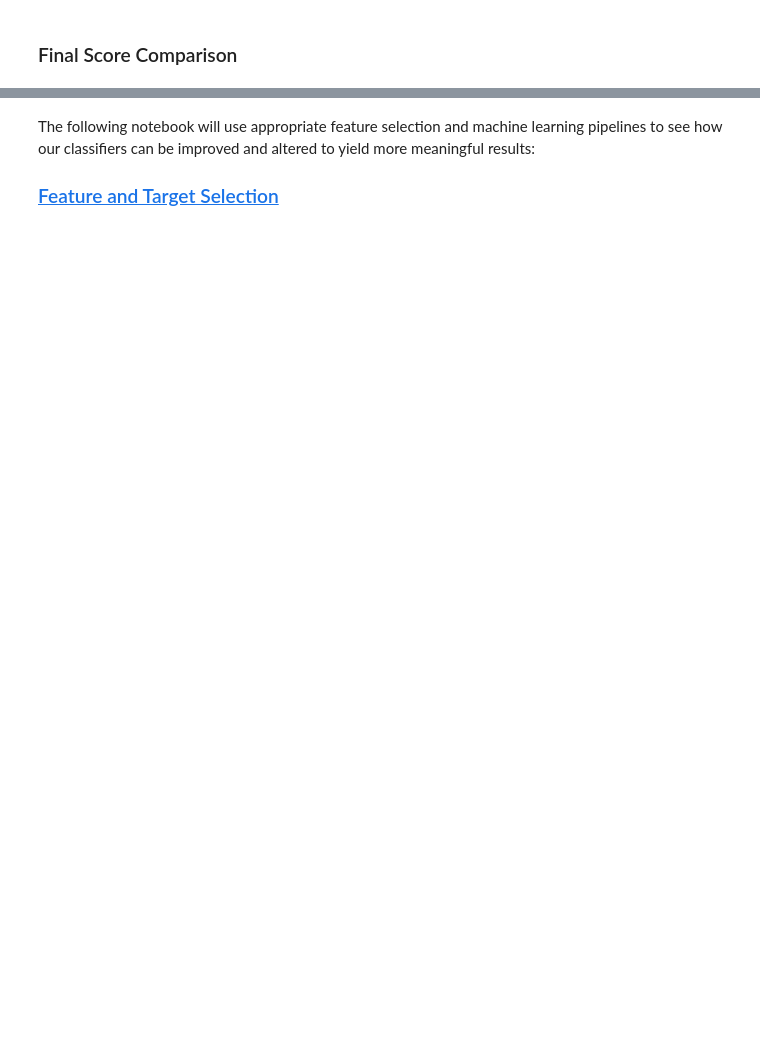
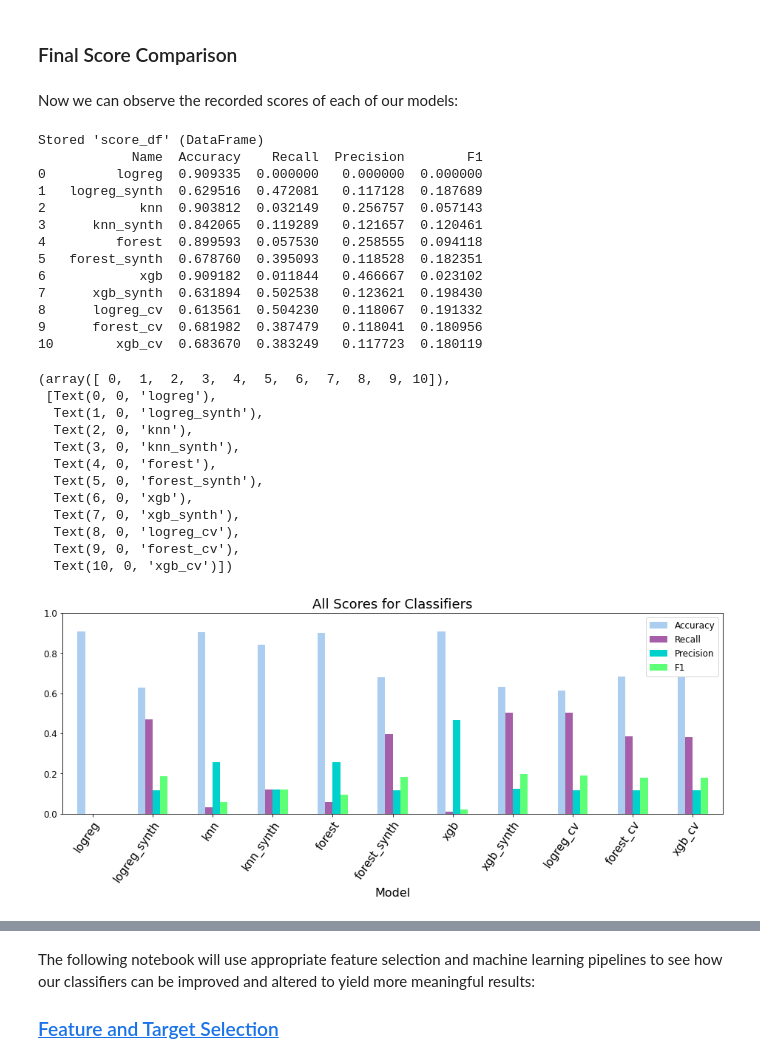
Before and after one commit to shadel96/Terry_Stops_Analysis, a Jupyter notebook: nb_2-terry_models.ipynb, the cells around one changed output, grey strips where cells are left out. Cells and saved outputs as stored; diff of their text form; code cells hidden in the pictures; blank space fills up the shorter version.

Commit message:
clearer scoring, explanations

```diff
--- a/nb_2-terry_models.ipynb
+++ b/nb_2-terry_models.ipynb
@@ -606,3 +606,22 @@ No Physical Arrest       0.92      0.71      0.80     11855
 adding:  {'Name': 'forest_cv', 'Accuracy': 0.6819820510853724, 'Recall': 0.38747884940778343, 'Precision': 0.11804123711340206, 'F1': 0.18095614381667324}
 # %% [markdown]
 ### XGBoost
+# %%
+#tuning (some) xg boost params, split to reduce cpu strain
+
+xgb = XGBClassifier(random_state=42)
+
+#common xg boost hyperparamaters for tuning:
+xgb_param_grid = {'n_estimators' : [10, 100, 1000],
+                  'learning_rate' : [0.001, 0.01, 0.1]}
+
+#create gridsearch with 'scoring = f1' so that we optimize the model to high f1 scores
+xgb_cv = GridSearchCV(xgb, xgb_param_grid, cv=3,scoring='f1', verbose = True, n_jobs = -1)
+
+#fit the model to training data
+xgb_cv.fit(X_train, y_train)
+
+#best parameters, to see which items from gridsearch were chosen for this model
+xgb_cv.best_params_
+#{'learning_rate': 0.1,'n_estimators': 1000},
+#next cell tests other params
@@ -609,11 +631,9 @@ adding:  {'Name': 'forest_cv', 'Accuracy': 0.6819820510853724, 'Recall': 0.38747
 # %%
-#more tuning
-
-xgb = XGBClassifier(random_state=42, n_estimators=10, learning_rate=0.001 )
+#more tuning with results from previous
 
 #common xg boost hyperparamaters for tuning:
-xgb_param_grid = {'n_estimators' : [10, 100, 1000],
-                  'learning_rate' : [0.001, 0.01, 0.1],
+xgb_param_grid = {'n_estimators' : [1000],
+                  'learning_rate' : [0.1],
                   'subsample' :  np.linspace(0.1, 1, 4),
                   'max_depth' : [3, 7, 9]}
 
@@ -644,0 +682,46 @@ score_df
+# %% [markdown]
+Now we can observe the recorded scores of each of our models:
+# %%
+#save score_df for next notebook
+%store score_df
+
+#show scores
+print(score_df)
+
+colors={'Accuracy':'#ABCDEF', 'Recall':'#A55EA7', 'Precision':'#00D1CC', 'F1':'#5CFF75'}
+
+#visualize scores
+score_df.set_index('Name').plot(kind='bar', figsize=(16,5), color=colors,
+                                legend=True, ylim=(0,1), fontsize=12)
+
+plt.title('All Scores for Classifiers', fontsize=18)
+plt.xlabel('Model', fontsize=16)
+plt.legend(fontsize=12)
+plt.xticks(rotation= 55, ha='right', rotation_mode='anchor', fontsize=15)
+# %% [output]
+Stored 'score_df' (DataFrame)
+            Name  Accuracy    Recall  Precision        F1
+0         logreg  0.909335  0.000000   0.000000  0.000000
+1   logreg_synth  0.629516  0.472081   0.117128  0.187689
+2            knn  0.903812  0.032149   0.256757  0.057143
+3      knn_synth  0.842065  0.119289   0.121657  0.120461
+4         forest  0.899593  0.057530   0.258555  0.094118
+5   forest_synth  0.678760  0.395093   0.118528  0.182351
+6            xgb  0.909182  0.011844   0.466667  0.023102
+7      xgb_synth  0.631894  0.502538   0.123621  0.198430
+8      logreg_cv  0.613561  0.504230   0.118067  0.191332
+9      forest_cv  0.681982  0.387479   0.118041  0.180956
+10        xgb_cv  0.683670  0.383249   0.117723  0.180119
+(array([ 0,  1,  2,  3,  4,  5,  6,  7,  8,  9, 10]),
+ [Text(0, 0, 'logreg'),
+  Text(1, 0, 'logreg_synth'),
+  Text(2, 0, 'knn'),
+  Text(3, 0, 'knn_synth'),
+  Text(4, 0, 'forest'),
+  Text(5, 0, 'forest_synth'),
+  Text(6, 0, 'xgb'),
+  Text(7, 0, 'xgb_synth'),
+  Text(8, 0, 'logreg_cv'),
+  Text(9, 0, 'forest_cv'),
+  Text(10, 0, 'xgb_cv')])
+[figure, added]
```
Also changed, not shown: parts of 8 cells of this notebook, 20 other files.
